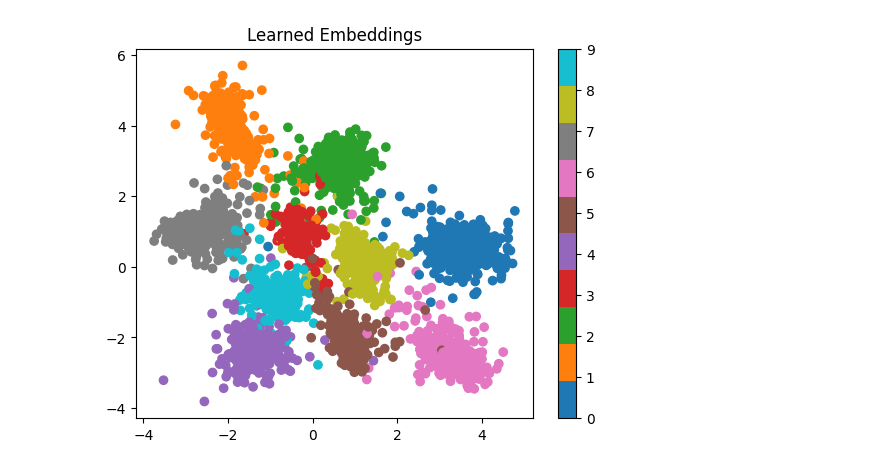
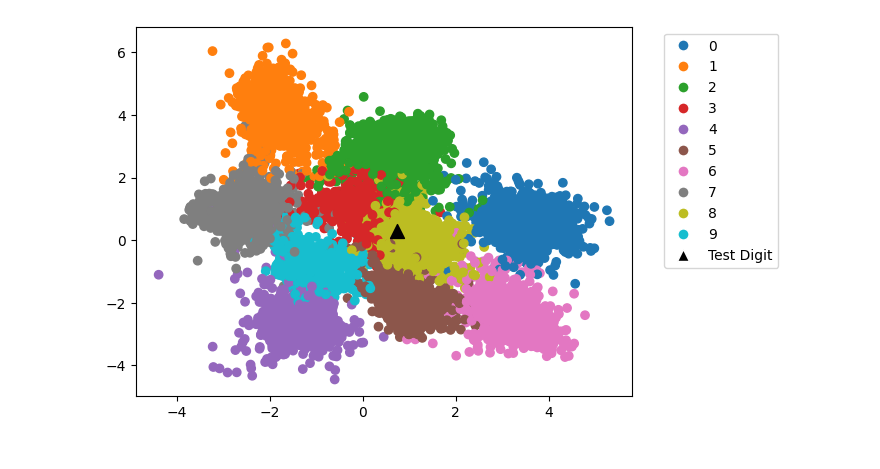
Before and after one commit to gauritomar/mnist-visual-app, a Jupyter notebook: src/plot.ipynb, the cells around one changed output. Cells and saved outputs as stored; diff of their text form; code cells hidden in the pictures.

```diff
--- a/src/plot.ipynb
+++ b/src/plot.ipynb
@@ -15,28 +9,0 @@ def visualize_embeddings(embeddings, labels):
-# %%
-embedding_dims = 2
-
-# Load the trained model and its state dictionary
-model = main.Network(embedding_dims)
-checkpoint = torch.load("trained_model.pth")
-model.load_state_dict(checkpoint["model_state_dict"])
-
-# Prepare the MNIST test dataset for generating embeddings
-transform = transforms.ToTensor()
-test_dataset = datasets.MNIST(root='./data', train=False, transform=transform, download=True)
-test_loader = torch.utils.data.DataLoader(test_dataset, batch_size=32, shuffle=False)
-
-# Generate embeddings using the trained model
-model.eval()
-embeddings = []
-labels = []
-with torch.no_grad():
-    for images, target in test_loader:
-        output = model(images)
-        embeddings.append(output.numpy())
-        labels.append(target.numpy())
-embeddings = np.concatenate(embeddings)
-labels = np.concatenate(labels)
-
-visualize_embeddings(embeddings, labels)
-# %% [output]
-[figure, removed]
@@ -42,0 +30,46 @@ visualize_embeddings(embeddings, labels)
+# %%
+def visualize_embeddings(embeddings, labels, test_embedding):
+    cmap = plt.get_cmap("tab10")
+
+    # Get unique labels and their corresponding colors
+    unique_labels = sorted(set(labels))
+    unique_colors = [cmap(label) for label in unique_labels]
+
+    # Plot the embeddings
+    fig, ax = plt.subplots()
+    scatter = ax.scatter(embeddings[:, 0], embeddings[:, 1], c=labels, cmap=cmap)
+    ax.scatter(test_embedding[0][0], test_embedding[0][1], marker='^', c='black', s=100)
+
+    # Create legend handles with digit labels and colors
+    legend_handles = []
+    for label, color in zip(unique_labels, unique_colors):
+        legend_handles.append(Line2D([0], [0], marker='o', color='w',
+                                     markerfacecolor=color, markersize=8, label=str(label)))
+    legend_handles.append(Line2D([0], [0], marker='^', color='w', label='Test Digit',
+                                 markerfacecolor='black', markersize=8))
+
+    # Add legend with handles
+    ax.legend(handles=legend_handles, bbox_to_anchor=(1.05, 1), loc='upper left')
+
+    plt.show()
+# %%
+embedding_dims = 2
+
+# Load the trained model and its state dictionary
+model = main.Network(embedding_dims)
+checkpoint = torch.load("trained_model.pth")
+model.load_state_dict(checkpoint["model_state_dict"])
+
+# Load the trained embeddings
+trained_embeddings = np.load("trained_embeddings.npy")
+trained_labels = np.load("trained_labels.npy")
+
+
+
+image_path = 'uploaded_image.png'
+image = preprocess_image(image_path)
+test_embedding = predict_image(model, image)
+
+visualize_embeddings(trained_embeddings, trained_labels, test_embedding)
+# %% [output]
+[figure, added]
```
Also changed, not shown: parts of 4 cells of this notebook, 8 other files.
